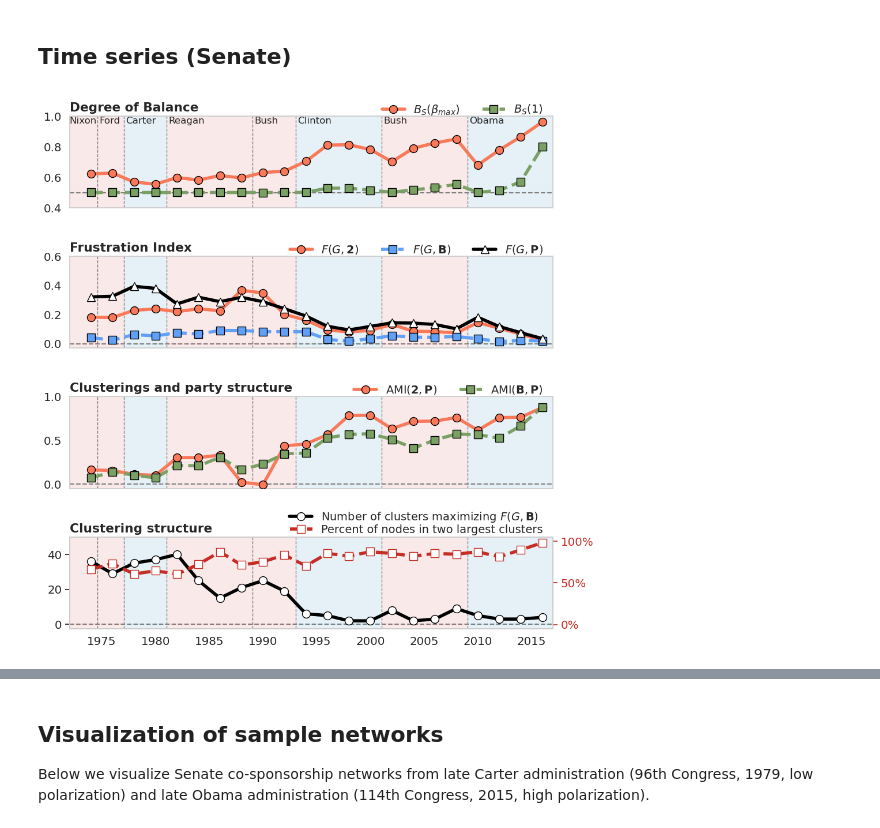
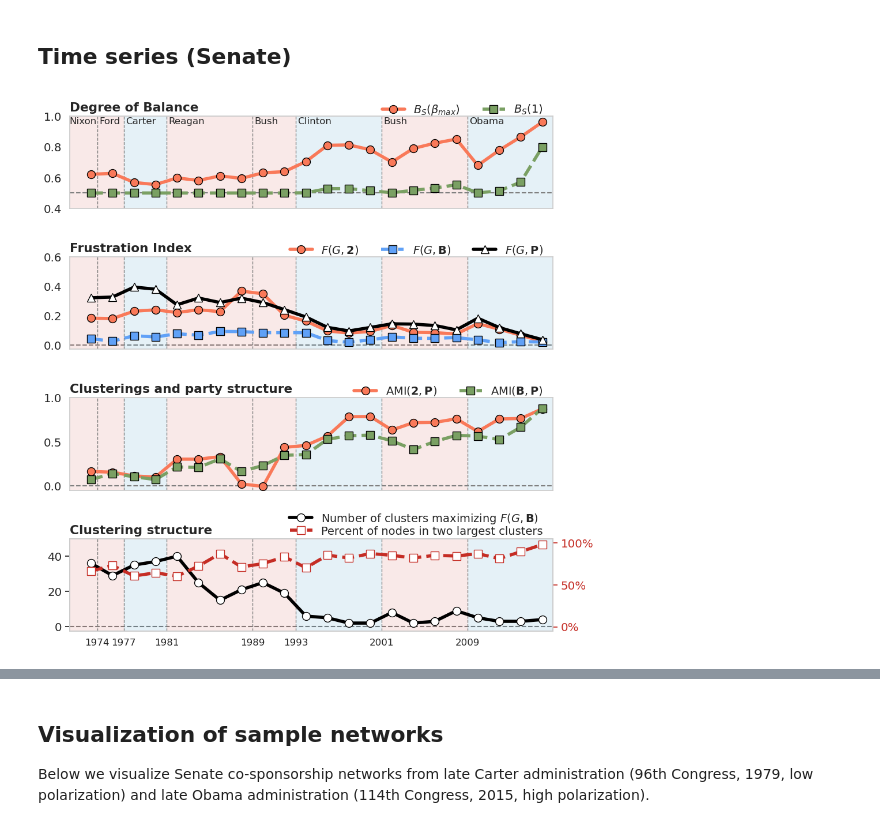
Before and after one commit to sztal/msb, a Jupyter notebook: notebooks/5-congress/5-congress.ipynb, the cells around one changed output, grey strips where cells are left out. Cells and saved outputs as stored; diff of their text form; code cells hidden in the pictures.

```diff
--- a/notebooks/5-congress/5-congress.ipynb
+++ b/notebooks/5-congress/5-congress.ipynb
@@ -197,6 +198,13 @@ ax.legend(
     fontsize=14, bbox_to_anchor=(1, 1.25)
 )
 
+ax = axes[-1]
+formatter = mdates.DateFormatter("%Y")
+ax.xaxis.set_major_formatter(formatter)
+ticks = PRESDF["start"]
+ax.set_xticks(ticks)
+ax.xaxis.set_tick_params(labelsize=12)
+
 for ax in axes:
     ax.set_xlim(date0, data["end"].max())
     ax.grid(False)
@@ -338,31 +346,39 @@ ax.plot(
 ax.set_ylim(-.05, 1.05)
 ax.grid(False)
 ax.yaxis.label.set_color(RED)
 ax.tick_params(axis="y", colors=RED)
 ax.yaxis.set_major_formatter(mpl.ticker.PercentFormatter(1.0))
 ax.legend(
     loc="upper right", ncol=1, frameon=False,
     fontsize=14, bbox_to_anchor=(1, 1.25)
 )
 
+ax = axes[-1]
+formatter = mdates.DateFormatter("%Y")
+ax.xaxis.set_major_formatter(formatter)
+ticks = PRESDF["start"]
+ax.set_xticks(ticks)
+ax.xaxis.set_tick_params(labelsize=12)
+
 for ax in axes:
     ax.set_xlim(date0, data["end"].max())
     ax.grid(False)
     for _, row in PRESDF.iterrows():
         color = RED if row["affil"] == "Republican" else BLUE
         ax.fill_between(row[["start", "end"]], -100, 400, color=color, alpha=.1, linewidth=0)
+
         name  = row["surname"]
         start = row["start"].date()
         x     = max(date0, start  + relativedelta(months=2))
         y     = .95 if ax is axes[0] else .55
 
         if ax is axes[0]:
             ax.text(x, y, name, size=12)
         if start > date0:
             ax.axvline(start, ls="--", color="gray", linewidth=1, zorder=1)
 
 
 fig.tight_layout()
 fig.savefig(FIGS/"congress-senate.pdf", bbox_inches="tight")
 # %% [output]
-[figure, old version]
+[figure, new version]
```
Also changed, not shown: parts of 4 cells of this notebook, 2 other files.
